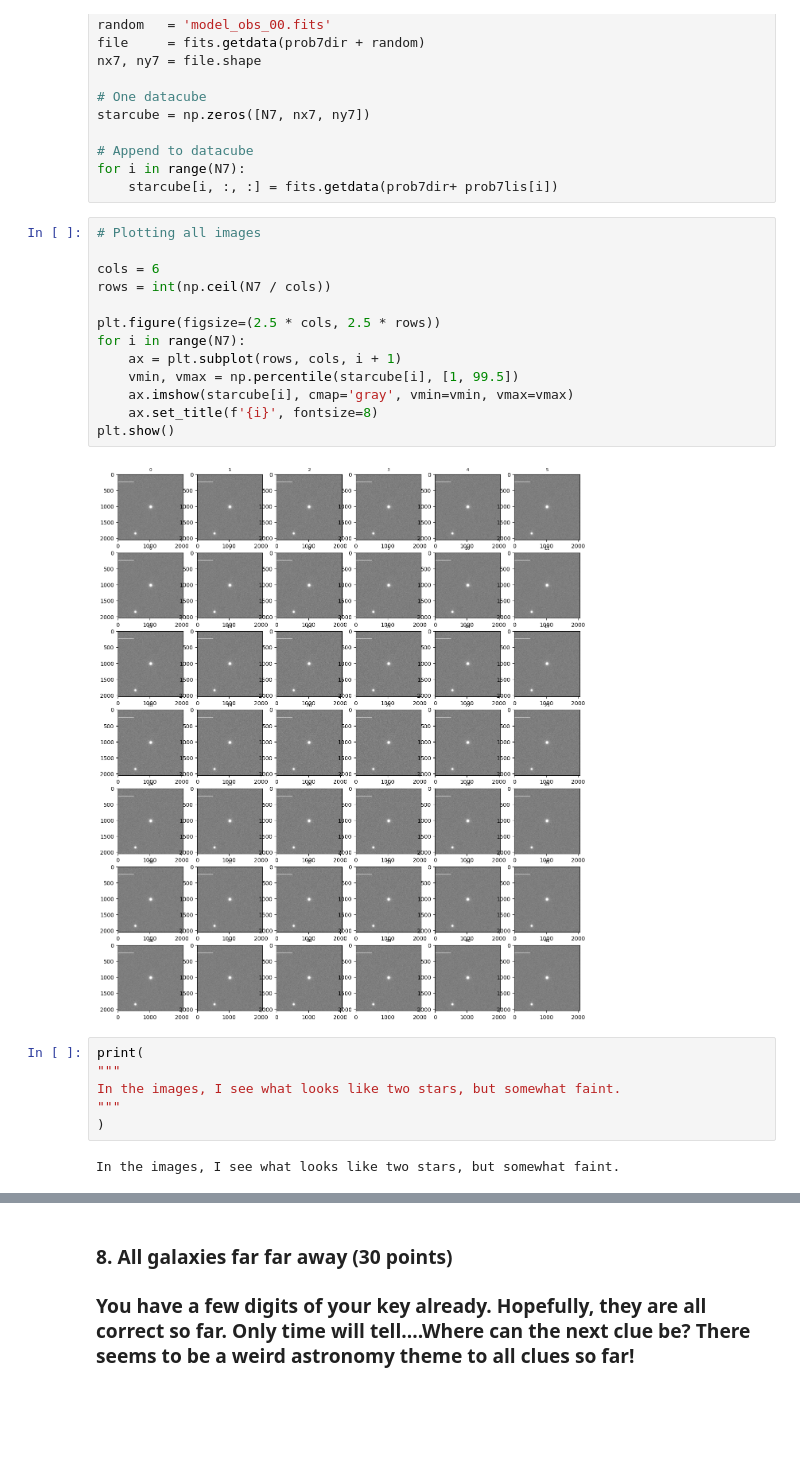
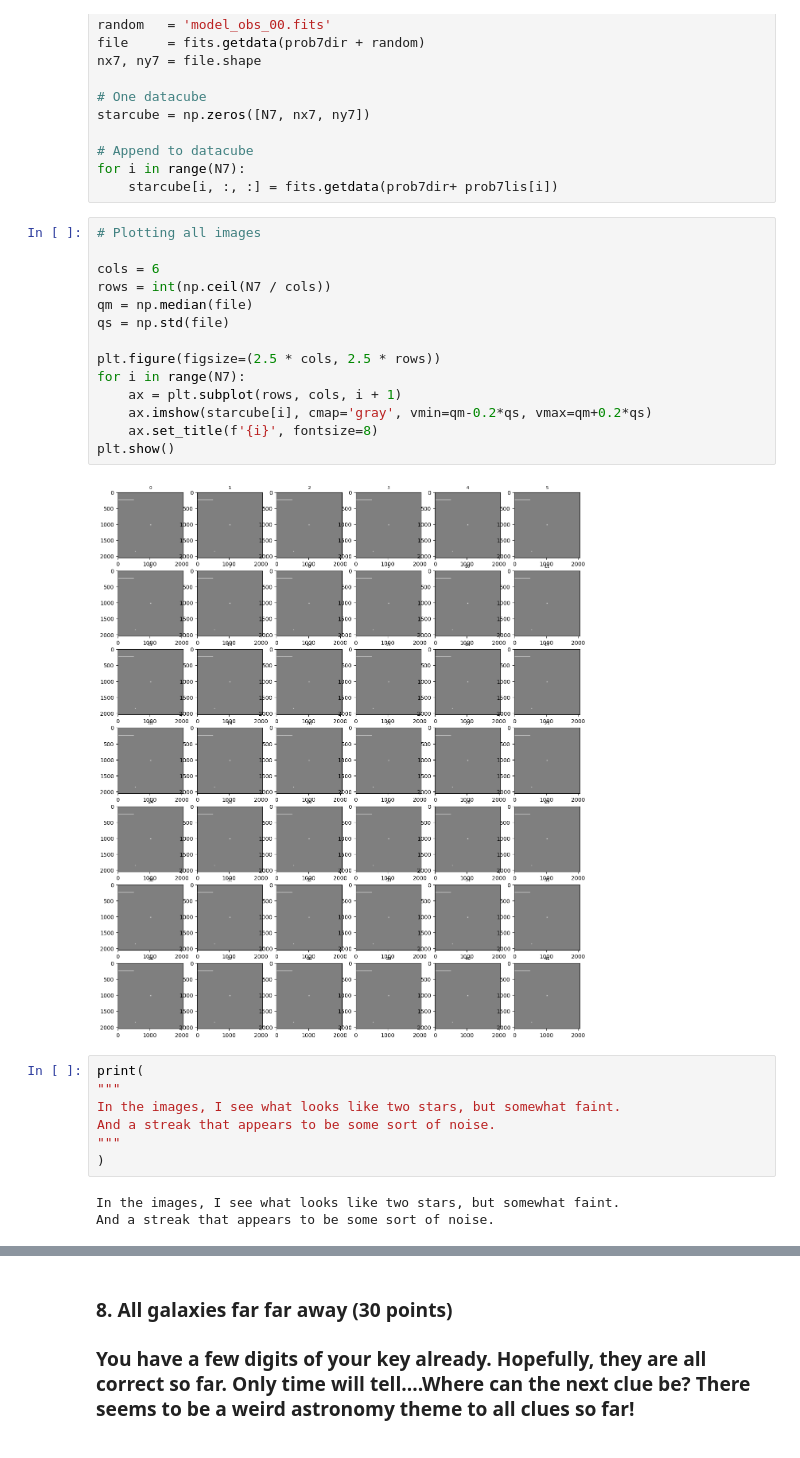
Before and after one commit to amedina695/lectures_git, a Jupyter notebook: midterm/Midterm_F25-classroom.ipynb, the cells around one changed output, grey strips where cells are left out. Saved outputs shown, nothing was run; the diff lists cells and outputs as text; blank space fills up the shorter version.

```diff
--- a/midterm/Midterm_F25-classroom.ipynb
+++ b/midterm/Midterm_F25-classroom.ipynb
@@ -567,24 +572,27 @@ for i in range(N7):
 # %%
 # Plotting all images
 
 cols = 6
 rows = int(np.ceil(N7 / cols))
+qm = np.median(file)
+qs = np.std(file)
 
 plt.figure(figsize=(2.5 * cols, 2.5 * rows))
 for i in range(N7):
     ax = plt.subplot(rows, cols, i + 1)
-    vmin, vmax = np.percentile(starcube[i], [1, 99.5])
-    ax.imshow(starcube[i], cmap='gray', vmin=vmin, vmax=vmax)
+    ax.imshow(starcube[i], cmap='gray', vmin=qm-0.2*qs, vmax=qm+0.2*qs)
     ax.set_title(f'{i}', fontsize=8)
 plt.show()
 # %% [output]
-[figure, old version]
+[figure, new version]
 # %%
 print(
 """
 In the images, I see what looks like two stars, but somewhat faint.
+And a streak that appears to be some sort of noise.
 """
 )
 # %% [output]
 In the images, I see what looks like two stars, but somewhat faint.
+And a streak that appears to be some sort of noise.
 # %%
```
Also changed, not shown: parts of 31 cells of this notebook, 3 other files.
